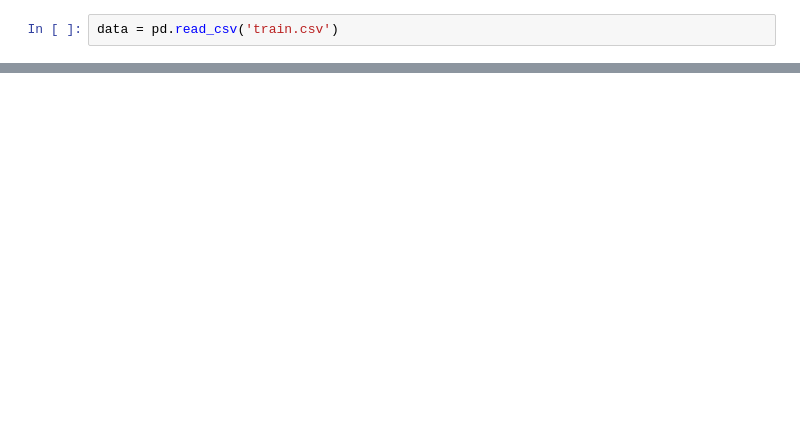
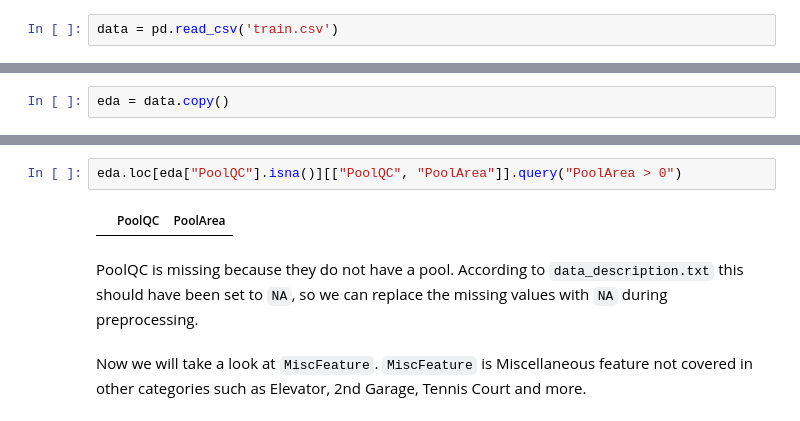
Before and after one commit to michaelbui99/mal-assignment-7, a Jupyter notebook: assignment_7.ipynb, the cells around one changed output, grey strips where cells are left out. Drawn from its saved outputs; the diff is of its cells as text; blank space fills up the shorter version.

```diff
--- a/assignment_7.ipynb
+++ b/assignment_7.ipynb
@@ -26,0 +126,2 @@ data.columns
+# %%
+eda = data.copy()
@@ -26,0 +195,8 @@ data.columns
+# %%
+eda.loc[eda["PoolQC"].isna()][["PoolQC", "PoolArea"]].query("PoolArea > 0")
+# %% [output]
+|  | PoolQC | PoolArea |
+# %% [markdown]
+PoolQC is missing because they do not have a pool. According to `data_description.txt` this should have been set to `NA`, so we can replace the missing values with `NA` during preprocessing.
+# %% [markdown]
+Now we will take a look at `MiscFeature`. `MiscFeature` is Miscellaneous feature not covered in other categories such as Elevator, 2nd Garage, Tennis Court and more.
```
Also changed, not shown: parts of 34 cells of this notebook, 1 other file.
